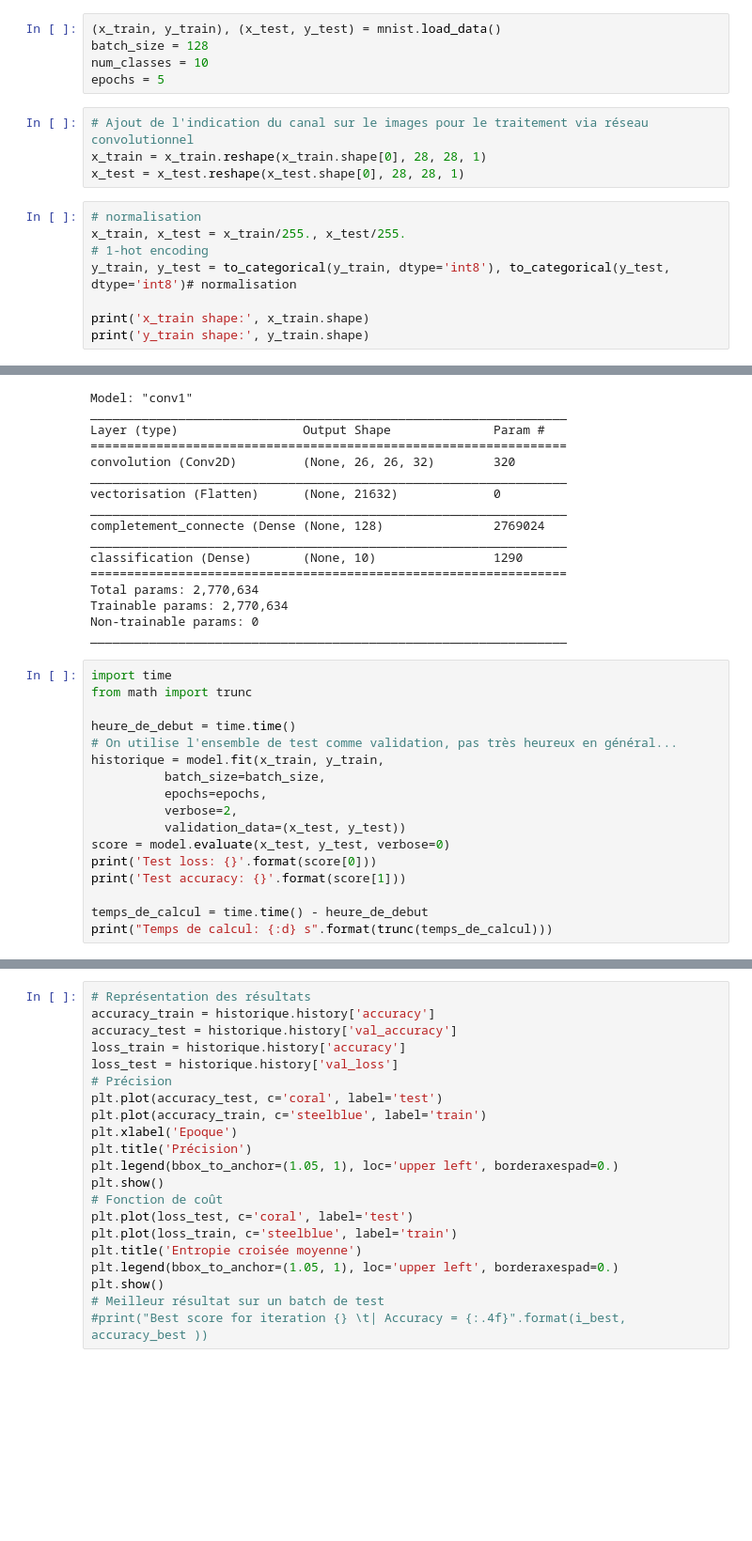
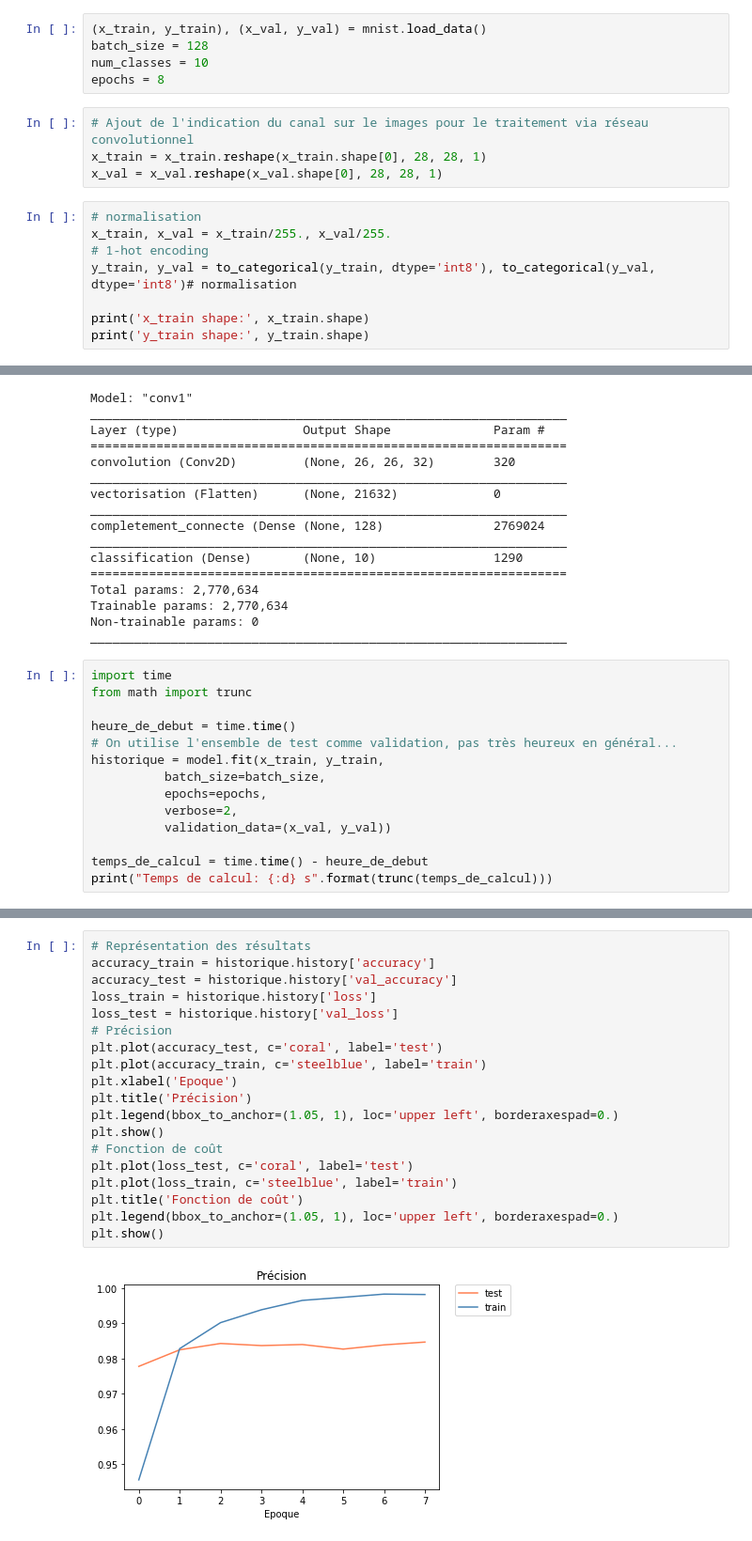
Before and after one commit to neodelphis/simplon-initiation-reseaux-neuronaux, a Jupyter notebook: mnist-5-cnn.ipynb, the cells around one changed output, grey strips where cells are left out. Shown: that part at 94% size. Saved outputs shown, nothing was run; the diff lists cells and outputs as text; blank space fills up the shorter version.

```diff
--- a/mnist-5-cnn.ipynb
+++ b/mnist-5-cnn.ipynb
@@ -9,19 +9,19 @@ from tensorflow.keras.layers import Dense, Flatten
 from tensorflow.keras.layers import Conv2D
 import matplotlib.pyplot as plt
 # %%
-(x_train, y_train), (x_test, y_test) = mnist.load_data()
+(x_train, y_train), (x_val, y_val) = mnist.load_data()
 batch_size = 128
 num_classes = 10
-epochs = 5
+epochs = 8
 # %%
 # Ajout de l'indication du canal sur le images pour le traitement via réseau convolutionnel
 x_train = x_train.reshape(x_train.shape[0], 28, 28, 1)
-x_test = x_test.reshape(x_test.shape[0], 28, 28, 1)
+x_val = x_val.reshape(x_val.shape[0], 28, 28, 1)
 # %%
 # normalisation
-x_train, x_test = x_train/255., x_test/255.
+x_train, x_val = x_train/255., x_val/255.
 # 1-hot encoding
-y_train, y_test = to_categorical(y_train, dtype='int8'), to_categorical(y_test, dtype='int8')# normalisation
+y_train, y_val = to_categorical(y_train, dtype='int8'), to_categorical(y_val, dtype='int8')# normalisation
 
 print('x_train shape:', x_train.shape)
 print('y_train shape:', y_train.shape)
@@ -66,10 +66,7 @@ historique = model.fit(x_train, y_train,
           batch_size=batch_size,
           epochs=epochs,
           verbose=2,
-          validation_data=(x_test, y_test))
-score = model.evaluate(x_test, y_test, verbose=0)
-print('Test loss: {}'.format(score[0]))
-print('Test accuracy: {}'.format(score[1]))
+          validation_data=(x_val, y_val))
 
 temps_de_calcul = time.time() - heure_de_debut
 print("Temps de calcul: {:d} s".format(trunc(temps_de_calcul)))
@@ -91,21 +92,21 @@ NameError: name 'elapsed_time' is not defined
 # %%
 # Représentation des résultats
 accuracy_train = historique.history['accuracy']
 accuracy_test = historique.history['val_accuracy']
-loss_train = historique.history['accuracy']
+loss_train = historique.history['loss']
 loss_test = historique.history['val_loss']
 # Précision
 plt.plot(accuracy_test, c='coral', label='test')
 plt.plot(accuracy_train, c='steelblue', label='train')
 plt.xlabel('Epoque')
 plt.title('Précision')
 plt.legend(bbox_to_anchor=(1.05, 1), loc='upper left', borderaxespad=0.)
 plt.show()
 # Fonction de coût
 plt.plot(loss_test, c='coral', label='test')
 plt.plot(loss_train, c='steelblue', label='train')
-plt.title('Entropie croisée moyenne')
+plt.title('Fonction de coût')
 plt.legend(bbox_to_anchor=(1.05, 1), loc='upper left', borderaxespad=0.)
 plt.show()
-# Meilleur résultat sur un batch de test
-#print("Best score for iteration {} \t| Accuracy = {:.4f}".format(i_best, accuracy_best ))
+# %% [output]
+[figure, added]
```
Also changed, not shown: parts of 3 cells of this notebook, 2 other files.
